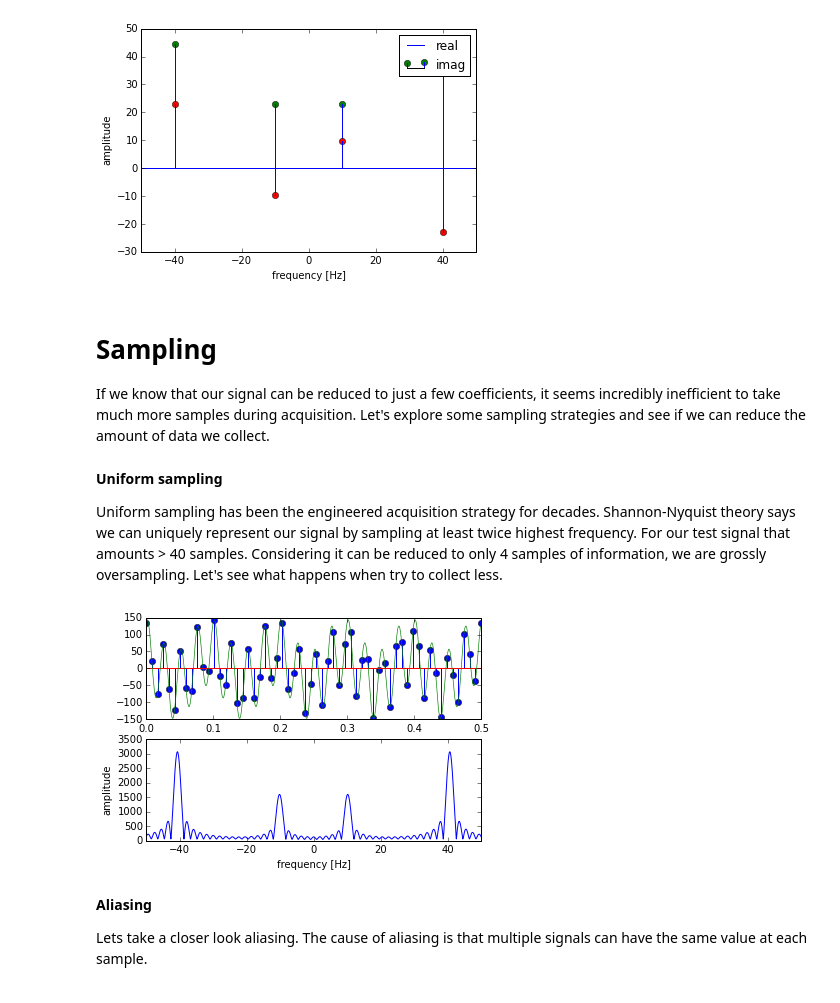
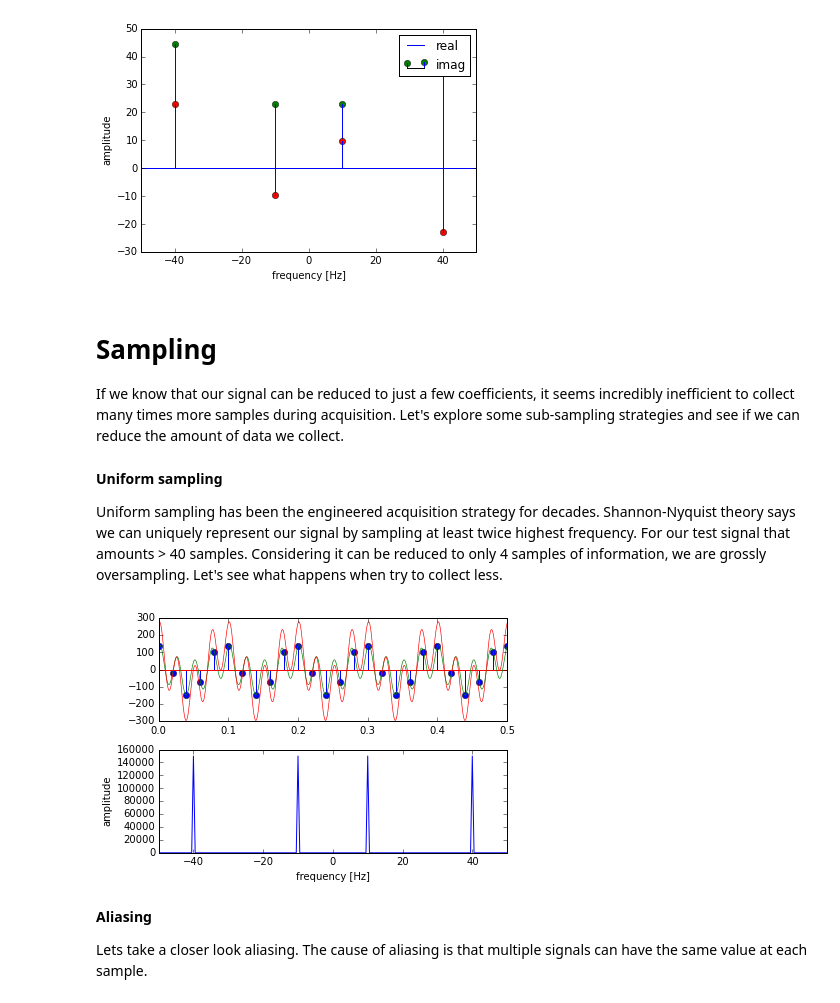
Before and after one commit to kwinkunks/leadingEdge, a Jupyter notebook: compressed.ipynb, the cells around one changed output. Drawn from its saved outputs; the diff is of its cells as text; code cells hidden in the pictures.

```diff
--- a/compressed.ipynb
+++ b/compressed.ipynb
@@ -44,7 +44,7 @@ demo.fourier_plot(f,Xf)
 # %% [markdown]
 <h1>Sampling</h1>
 <p>
-If we know that our signal can be reduced to just a few coefficients, it seems incredibly inefficient to take much more samples during acquisition. Let's explore some sampling strategies and see if we can reduce the amount of data we collect.
+If we know that our signal can be reduced to just a few coefficients, it seems incredibly inefficient to collect many times more samples during acquisition. Let's explore some sub-sampling strategies and see if we can reduce the amount of data we collect.
 </p>
 # %% [markdown]
 <b>Uniform sampling</b>
@@ -52,12 +52,12 @@ If we know that our signal can be reduced to just a few coefficients, it seems i
 Uniform sampling has been the engineered acquisition strategy for decades. Shannon-Nyquist theory says we can uniquely represent our signal by sampling at least twice highest frequency. For our test signal that amounts > 40 samples. Considering it can be reduced to only 4 samples of information, we are grossly oversampling. Let's see what happens when try to collect less.
 </p>
 # %%
-sample_slider = widgets.IntSliderWidget(min=1, max=5, step=1, value=1)
-w=widgets.interactive(demo.uniform_sample,n_samples=sample_slider)
+sample_slider = widgets.IntSliderWidget(min=10, max=20, step=1, value=10)
+w=widgets.interactive(demo.uniform_sample,ds_factor=sample_slider)
 sample_slider.msg_throttle = 1
 display(w)
 # %% [output]
-[figure, old version]
+[figure, new version]
 # %% [markdown]
 <b>Aliasing</b>
 <p>Lets take a closer look aliasing. The cause of aliasing is that multiple signals can have the same value at each sample.
```
Also changed, not shown: parts of 12 cells of this notebook, 1 other file.
